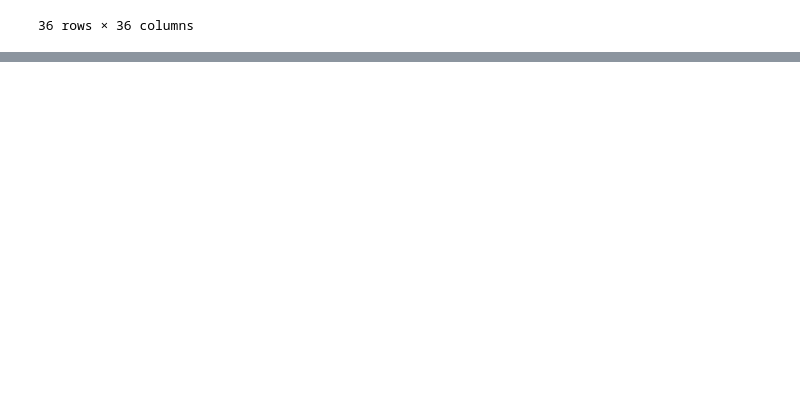
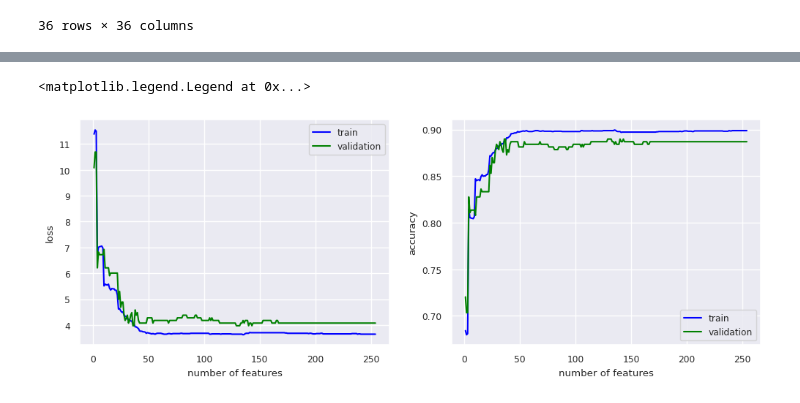
Before and after one commit to tcl002/CSE151AProject, a Jupyter notebook: StudentDropout.ipynb, the cells around one changed output, grey strips where cells are left out. Drawn from its saved outputs; the diff is of its cells as text; code cells hidden in the pictures; blank space fills up the shorter version.

```diff
--- a/StudentDropout.ipynb
+++ b/StudentDropout.ipynb
@@ -416,0 +570,43 @@ X_train, X_test, y_train, y_test = train_test_split(X, y, test_size=0.2, random_
+# %%
+best_features = np.concatenate([numerical, binary, X.columns[36:]], axis = 0)
+train_accuracy = np.zeros(len(best_features))
+val_accuracy = np.zeros(len(best_features))
+train_loss = np.zeros(len(best_features))
+val_loss = np.zeros(len(best_features))
+
+for i in range(len(best_features)):
+  features = best_features[0:i+1]
+
+  #create a logistic model to predict whether or not they dropped out at the end of the semester or are enrolled/graduated
+  model = LogisticRegression(max_iter=1000)
+  model.fit(X_train[features], y_train)
+
+  #predict the values in the training set
+  predictions_train = model.predict(X_train[features])
+  train_accuracy[i] = accuracy_score(y_train, predictions_train)
+  train_loss[i] = log_loss(y_train, predictions_train)
+
+  #see our model performance and calculate the accuracy and precision for our validation set
+  predictions_val = model.predict(X_val[features])
+  val_accuracy[i] = accuracy_score(y_val, predictions_val)
+  val_loss[i] = log_loss(y_val, predictions_val)
+# %%
+plt.figure(figsize=(12,4))
+labels = range(1,len(best_features) + 1)
+
+plt.subplot(1,2,1)
+plt.plot(labels, train_loss, color = 'blue')
+plt.plot(labels, val_loss, color = 'green')
+plt.xlabel("number of features")
+plt.ylabel("loss")
+plt.legend(['train','validation'])
+
+plt.subplot(1,2,2)
+plt.plot(labels, train_accuracy, color = 'blue')
+plt.plot(labels, val_accuracy, color = 'green')
+plt.xlabel("number of features")
+plt.ylabel("accuracy")
+plt.legend(['train','validation'])
+# %% [output]
+<matplotlib.legend.Legend at 0x...>
+[figure, added]
```
Also changed, not shown: parts of 42 cells of this notebook.
